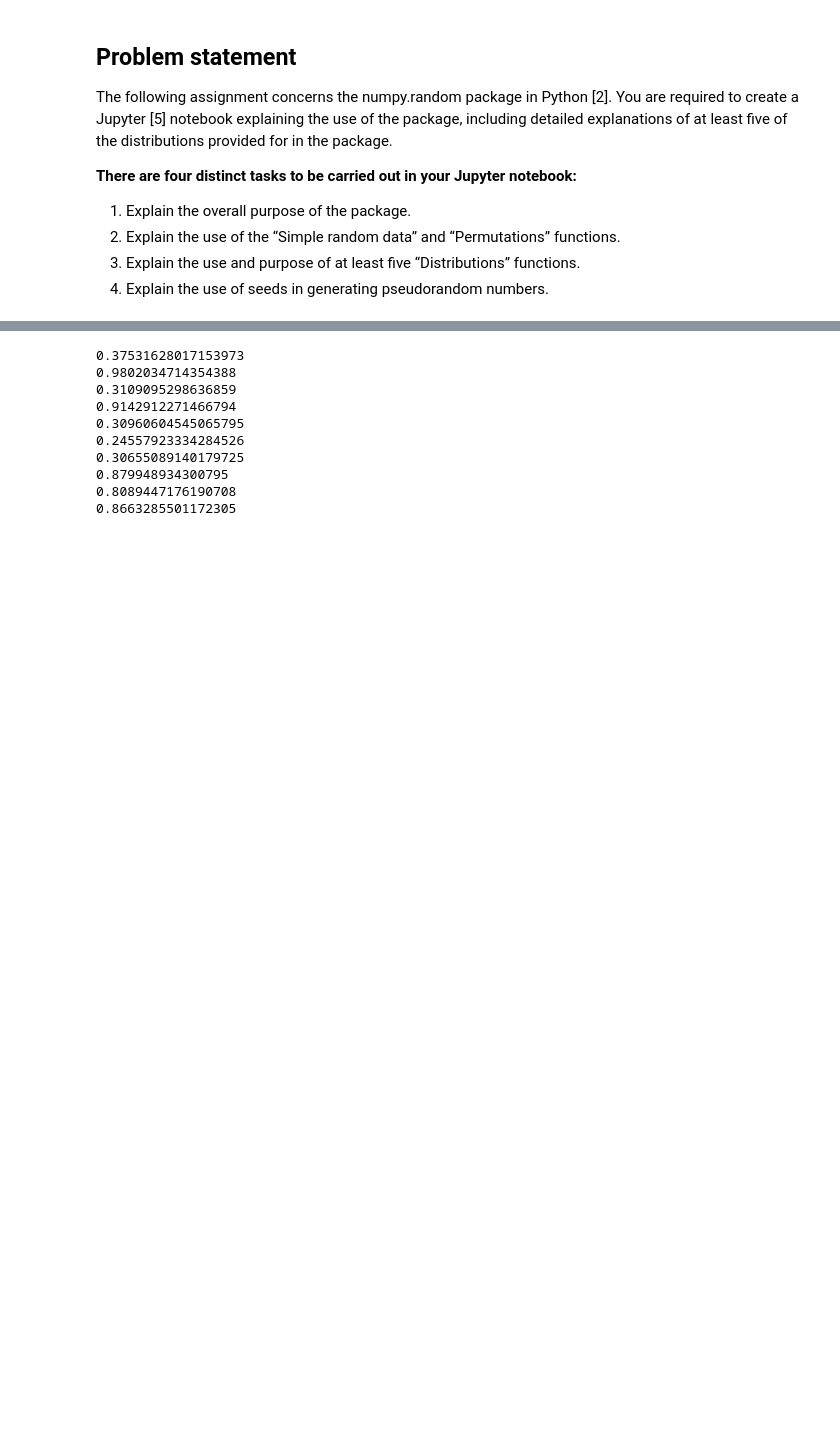
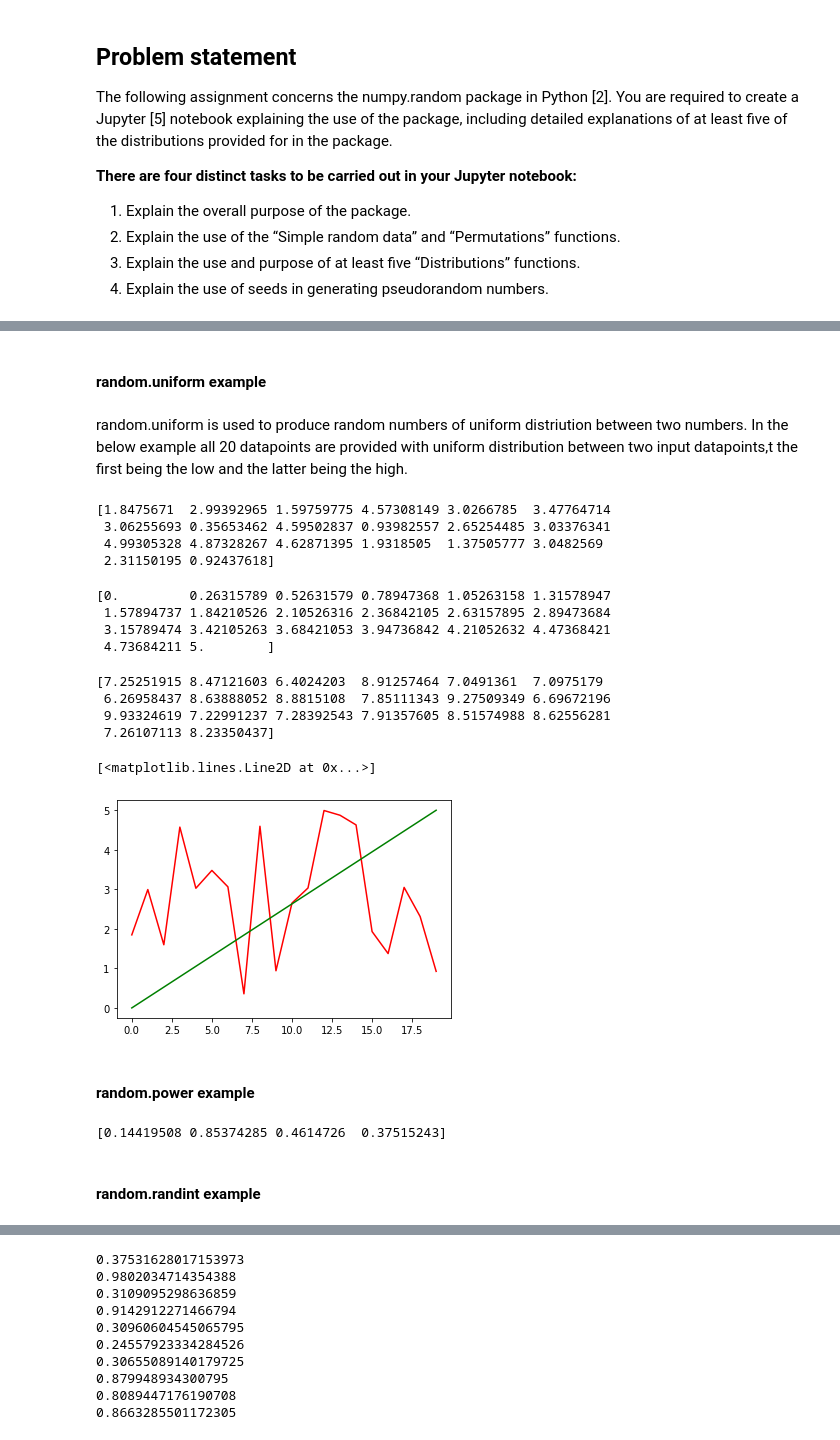
Before and after one commit to PJFinnerty/52465-Assignment, a Jupyter notebook: Practical Assignment.ipynb, the cells around one changed output, grey strips where cells are left out. Cells and saved outputs as stored; diff of their text form; code cells hidden in the pictures; blank space fills up the shorter version.

```diff
--- a/Practical Assignment.ipynb
+++ b/Practical Assignment.ipynb
@@ -11,0 +231,43 @@ import numpy
+# %% [markdown]
+#### random.uniform example
+# %% [markdown]
+random.uniform is used to produce random numbers of uniform distriution between two numbers. In the below example all 20 datapoints are provided with uniform distribution between two input datapoints,t the first being the low and the latter being the high.
+# %%
+x = np.random.uniform(0, 5, 20)
+print(x)
+# %% [output]
+[1.8475671  2.99392965 1.59759775 4.57308149 3.0266785  3.47764714
+ 3.06255693 0.35653462 4.59502837 0.93982557 2.65254485 3.03376341
+ 4.99305328 4.87328267 4.62871395 1.9318505  1.37505777 3.0482569
+ 2.31150195 0.92437618]
+# %%
+g = np.linspace(0, 5, 20)
+print(g)
+# %% [output]
+[0.         0.26315789 0.52631579 0.78947368 1.05263158 1.31578947
+ 1.57894737 1.84210526 2.10526316 2.36842105 2.63157895 2.89473684
+ 3.15789474 3.42105263 3.68421053 3.94736842 4.21052632 4.47368421
+ 4.73684211 5.        ]
+# %%
+y = np.random.uniform(6, 10, 20)
+print(y)
+# %% [output]
+[7.25251915 8.47121603 6.4024203  8.91257464 7.0491361  7.0975179
+ 6.26958437 8.63888052 8.8815108  7.85111343 9.27509349 6.69672196
+ 9.93324619 7.22991237 7.28392543 7.91357605 8.51574988 8.62556281
+ 7.26107113 8.23350437]
+# %%
+plt.plot(x, 'r')
+plt.plot(g, 'g')
+# %% [output]
+[<matplotlib.lines.Line2D at 0x...>]
+[figure, added]
+# %% [markdown]
+#### random.power example
+# %%
+h = np.random.power(2, 4)
+print(h)
+# %% [output]
+[0.14419508 0.85374285 0.4614726  0.37515243]
+# %% [markdown]
+#### random.randint example
```
Also changed, not shown: parts of 44 cells of this notebook, 1 other file.
